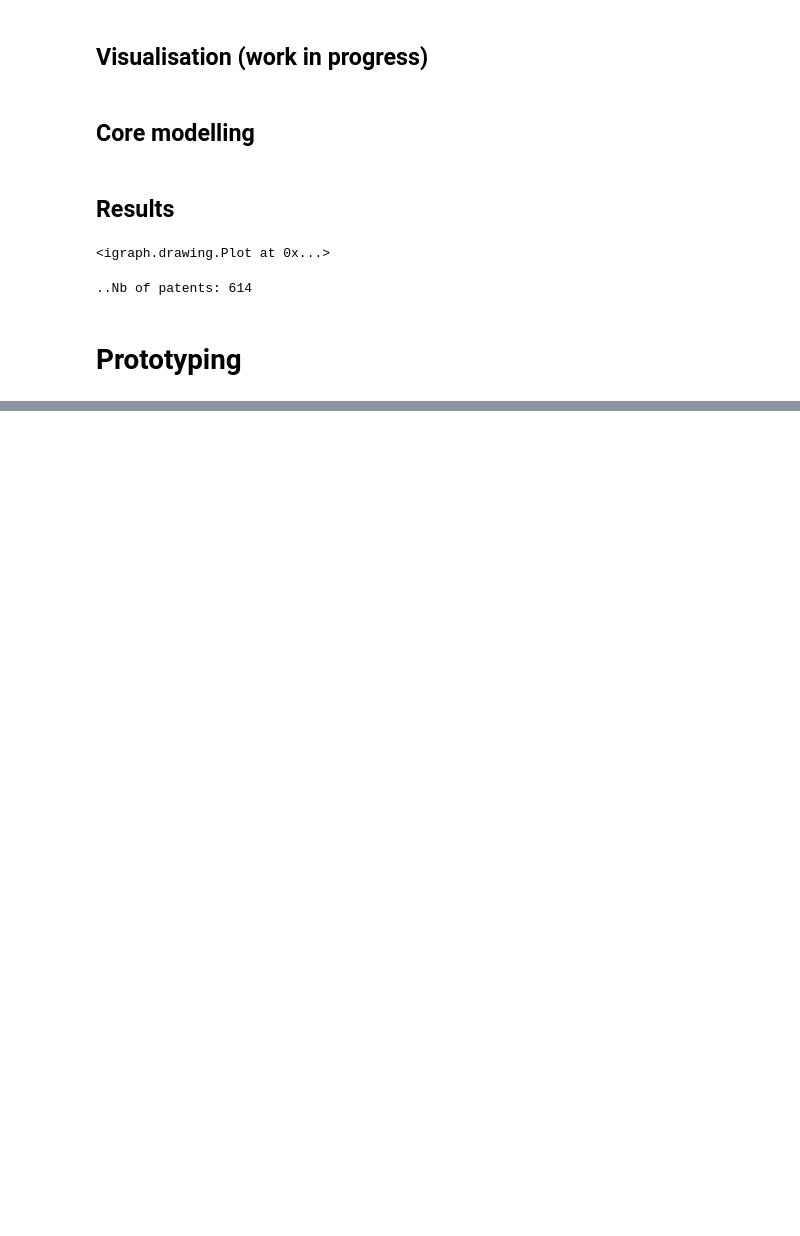
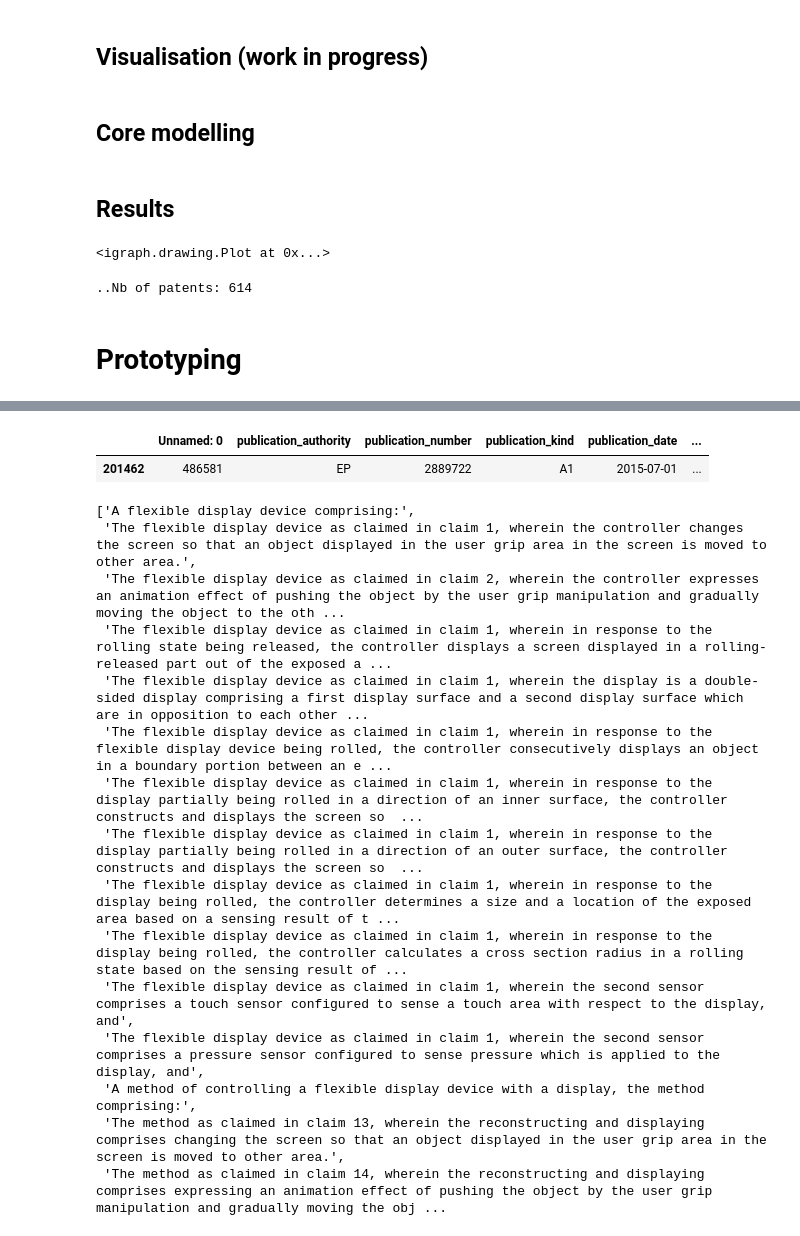
Before and after one commit to amc-econ/nlp-emerging-technologies, a Jupyter notebook: notebooks/main_model.ipynb, the cells around one changed output, grey strips where cells are left out. Drawn from its saved outputs; the diff is of its cells as text; code cells hidden in the pictures; blank space fills up the shorter version.

Commit message:
Prototyping on the NLP part

```diff
--- a/notebooks/main_model.ipynb
+++ b/notebooks/main_model.ipynb
@@ -630,0 +655,49 @@ for patent in model.patent_list:
+# %%
+def get_claims_in_list(data_patent_text):
+
+    # nickname
+    data = data_patent_text
+    # select only the claims in the dataframe
+    data = data[data['text_type']=='CLAIM']
+    # sort by data
+    data = data.sort_values(by = 'publication_date', ascending = False)
+    # keep only most recent claims by language
+    data.drop_duplicates(subset = ['language_text_component','text_type'], inplace = True)
+    # keep languages according to the other EN, DE, FR, other ('xx') (for best consistency of the translating)
+    data['language_text_component'] = pd.Categorical(data['language_text_component'] , categories=["en","de","fr","xx"], ordered=True)
+    data = data.sort_values(by = 'language_text_component')
+    data.drop_duplicates(subset = ['text_type'], inplace = True)
+    # selection of the field of the pandas dataframe which contains the claims
+    display(data)
+    text_xml = data.iloc[0]['text']
+
+
+    # modifying the claim to be processed as a real xml
+    text_xml_modified = "<data>" + text_xml + '</data>'
+    # we parse it with the ElementTree XML API¶
+    root = ET.fromstring(text_xml_modified)
+    # and this is how we access the text of the claims
+    claims = root.findall("./claim/claim-text")
+    # we store the claims in a list
+    claims_text = [claim.text for claim in claims]
+    return claims_text
+# %%
+get_claims_in_list(data_sample)
+# %% [output]
+|  | Unnamed: 0 | publication_authority | publication_number | publication_kind | publication_date | ... |
+| 201462 | 486581 | EP | 2889722 | A1 | 2015-07-01 | ... |
+['A flexible display device comprising:',
+ 'The flexible display device as claimed in claim 1, wherein the controller changes the screen so that an object displayed in the user grip area in the screen is moved to other area.',
+ 'The flexible display device as claimed in claim 2, wherein the controller expresses an animation effect of pushing the object by the user grip manipulation and gradually moving the object to the oth ...
+ 'The flexible display device as claimed in claim 1, wherein in response to the rolling state being released, the controller displays a screen displayed in a rolling-released part out of the exposed a ...
+ 'The flexible display device as claimed in claim 1, wherein the display is a double-sided display comprising a first display surface and a second display surface which are in opposition to each other ...
+ 'The flexible display device as claimed in claim 1, wherein in response to the flexible display device being rolled, the controller consecutively displays an object in a boundary portion between an e ...
+ 'The flexible display device as claimed in claim 1, wherein in response to the display partially being rolled in a direction of an inner surface, the controller constructs and displays the screen so  ...
+ 'The flexible display device as claimed in claim 1, wherein in response to the display partially being rolled in a direction of an outer surface, the controller constructs and displays the screen so  ...
+ 'The flexible display device as claimed in claim 1, wherein in response to the display being rolled, the controller determines a size and a location of the exposed area based on a sensing result of t ...
+ 'The flexible display device as claimed in claim 1, wherein in response to the display being rolled, the controller calculates a cross section radius in a rolling state based on the sensing result of ...
+ 'The flexible display device as claimed in claim 1, wherein the second sensor comprises a touch sensor configured to sense a touch area with respect to the display, and',
+ 'The flexible display device as claimed in claim 1, wherein the second sensor comprises a pressure sensor configured to sense pressure which is applied to the display, and',
+ 'A method of controlling a flexible display device with a display, the method comprising:',
+ 'The method as claimed in claim 13, wherein the reconstructing and displaying comprises changing the screen so that an object displayed in the user grip area in the screen is moved to other area.',
+ 'The method as claimed in claim 14, wherein the reconstructing and displaying comprises expressing an animation effect of pushing the object by the user grip manipulation and gradually moving the obj ...
```
Also changed, not shown: parts of 9 cells of this notebook.
